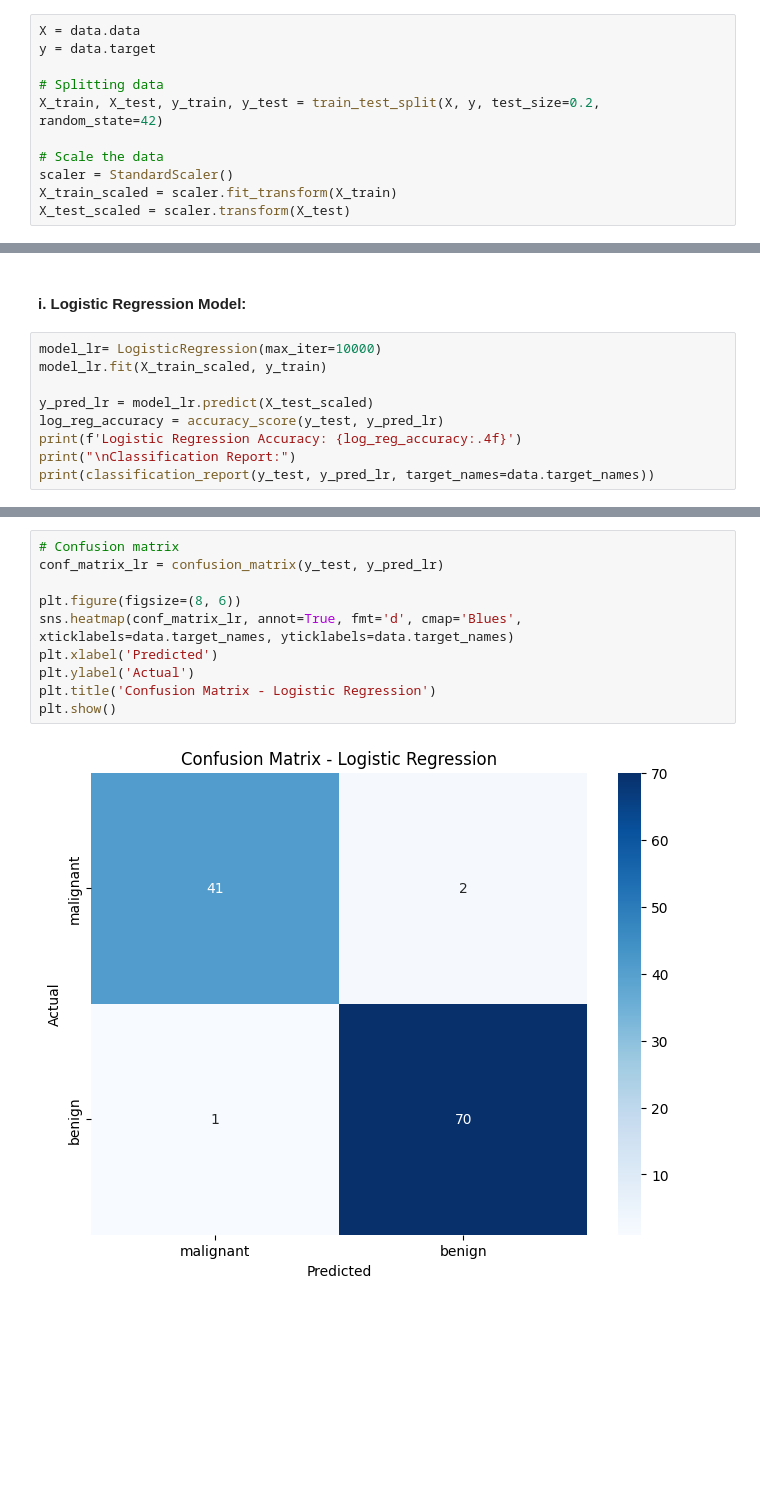
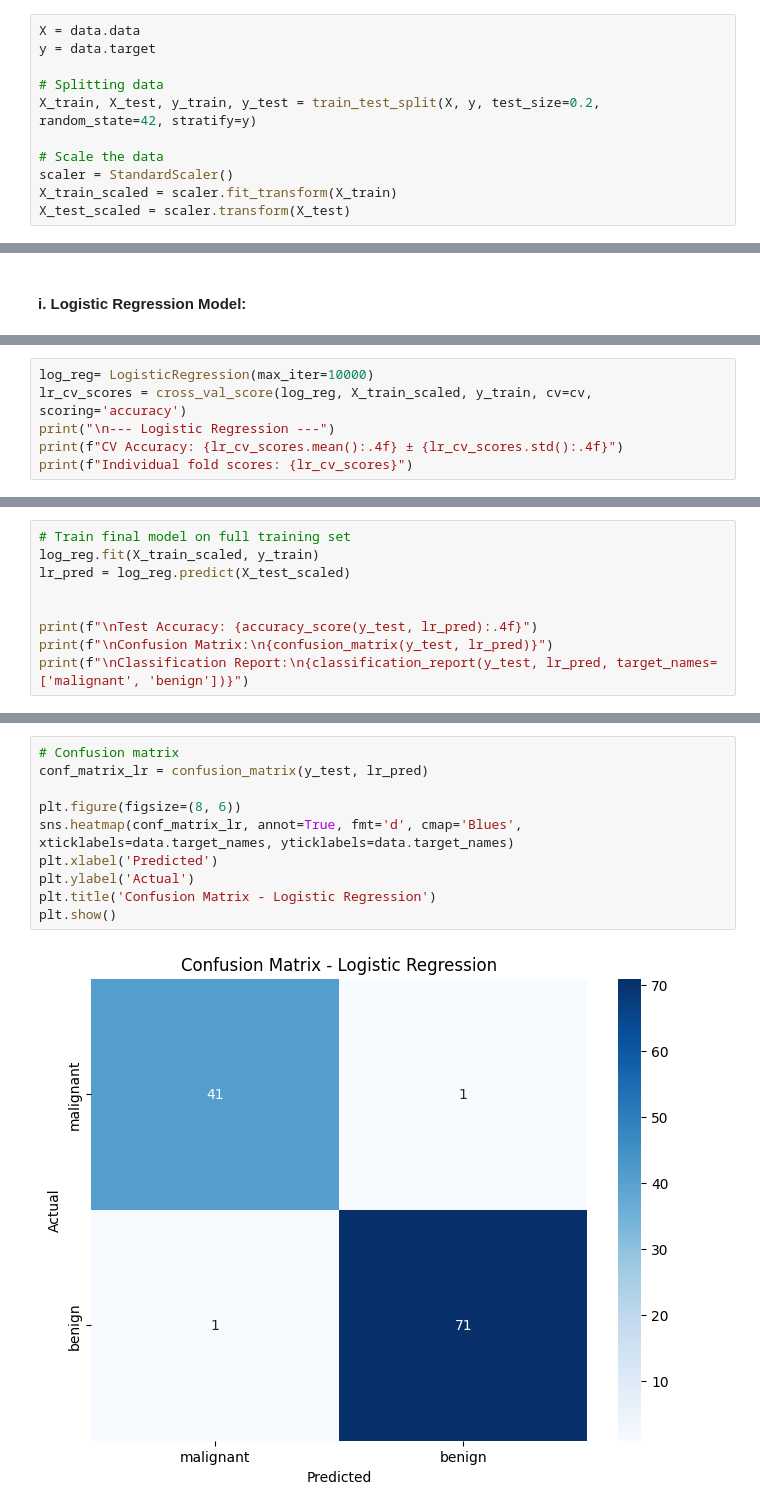
Before and after one commit to HibbaRizwan123/breast-cancer-classifier, a Jupyter notebook: Breast_Cancer_Classifier.ipynb, the cells around one changed output, grey strips where cells are left out. Cells and saved outputs as stored; diff of their text form; blank space fills up the shorter version.

```diff
--- a/Breast_Cancer_Classifier.ipynb
+++ b/Breast_Cancer_Classifier.ipynb
@@ -189,7 +186,7 @@ X = data.data
 y = data.target
 
 # Splitting data
-X_train, X_test, y_train, y_test = train_test_split(X, y, test_size=0.2, random_state=42)
+X_train, X_test, y_train, y_test = train_test_split(X, y, test_size=0.2, random_state=42, stratify=y)
 
 # Scale the data
 scaler = StandardScaler()
@@ -200,11 +199,2 @@ X_test_scaled = scaler.transform(X_test)
 # %% [markdown]
 <h4><b>  i. Logistic Regression Model:</b></h4>
-# %%
-model_lr= LogisticRegression(max_iter=10000)
-model_lr.fit(X_train_scaled, y_train)
-
-y_pred_lr = model_lr.predict(X_test_scaled)
-log_reg_accuracy = accuracy_score(y_test, y_pred_lr)
-print(f'Logistic Regression Accuracy: {log_reg_accuracy:.4f}')
-print("\nClassification Report:")
-print(classification_report(y_test, y_pred_lr, target_names=data.target_names))
@@ -222,0 +201,6 @@ weighted avg       0.97      0.97      0.97       114
+# %%
+log_reg= LogisticRegression(max_iter=10000)
+lr_cv_scores = cross_val_score(log_reg, X_train_scaled, y_train, cv=cv, scoring='accuracy')
+print("\n--- Logistic Regression ---")
+print(f"CV Accuracy: {lr_cv_scores.mean():.4f} ± {lr_cv_scores.std():.4f}")
+print(f"Individual fold scores: {lr_cv_scores}")
@@ -222,0 +211,9 @@ weighted avg       0.97      0.97      0.97       114
+# %%
+# Train final model on full training set
+log_reg.fit(X_train_scaled, y_train)
+lr_pred = log_reg.predict(X_test_scaled)
+
+
+print(f"\nTest Accuracy: {accuracy_score(y_test, lr_pred):.4f}")
+print(f"\nConfusion Matrix:\n{confusion_matrix(y_test, lr_pred)}")
+print(f"\nClassification Report:\n{classification_report(y_test, lr_pred, target_names=['malignant', 'benign'])}")
@@ -223,12 +236,12 @@ weighted avg       0.97      0.97      0.97       114
 # %%
 # Confusion matrix
-conf_matrix_lr = confusion_matrix(y_test, y_pred_lr)
+conf_matrix_lr = confusion_matrix(y_test, lr_pred)
 
 plt.figure(figsize=(8, 6))
 sns.heatmap(conf_matrix_lr, annot=True, fmt='d', cmap='Blues', xticklabels=data.target_names, yticklabels=data.target_names)
 plt.xlabel('Predicted')
 plt.ylabel('Actual')
 plt.title('Confusion Matrix - Logistic Regression')
 plt.show()
 # %% [output]
-[figure, old version]
+[figure, new version]
```
Also changed, not shown: parts of 27 cells of this notebook.
